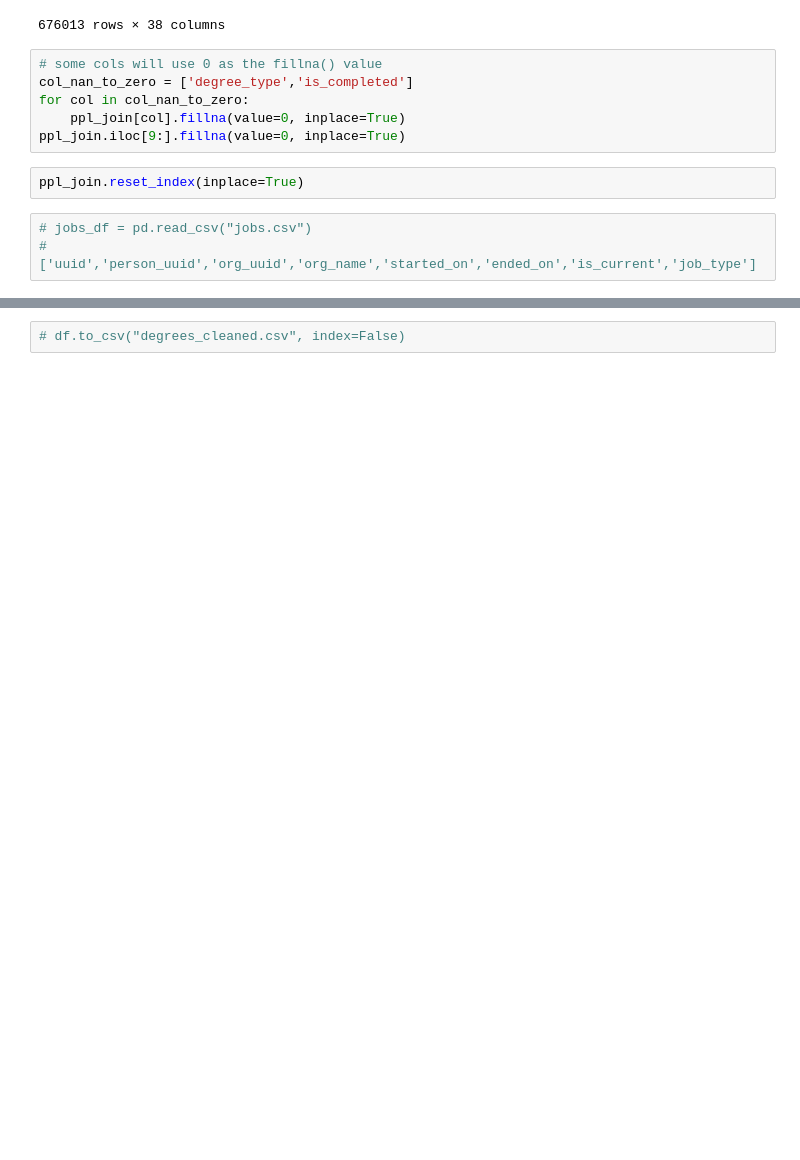
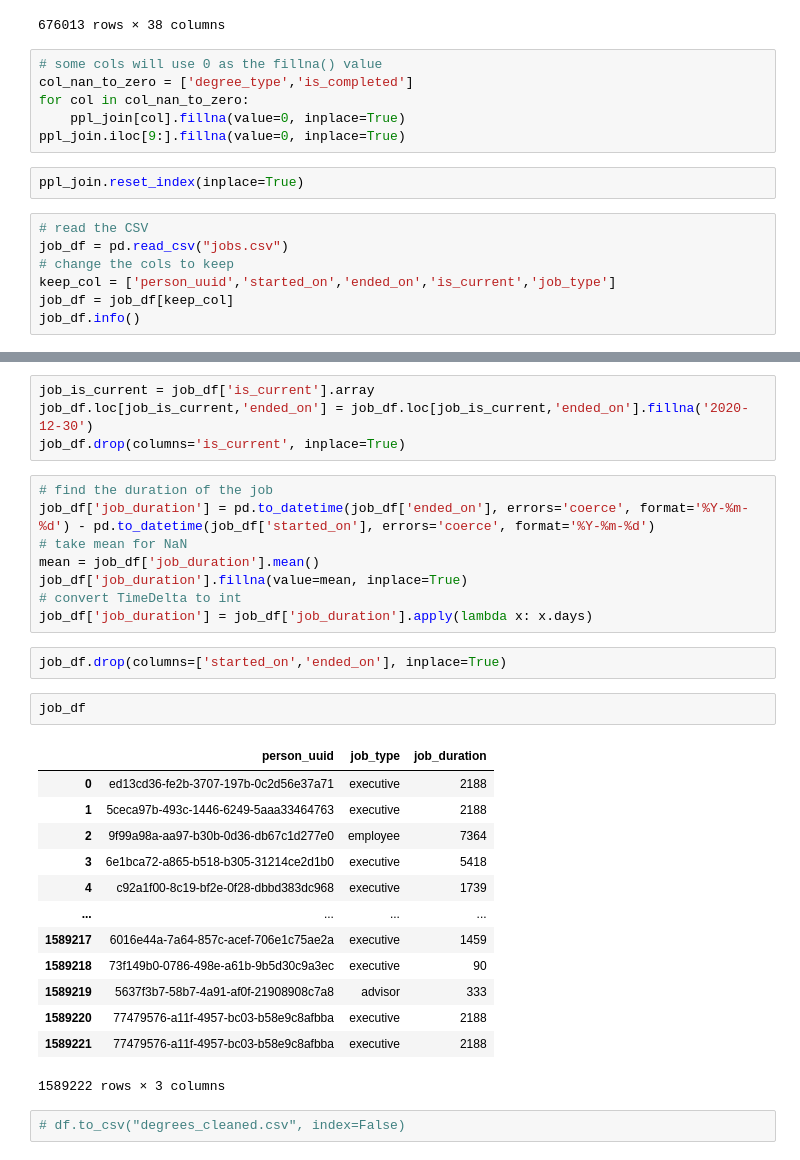
Before and after one commit to StardustLID/TEMG4952A-TEAM-5, a Jupyter notebook: stardust_sandbox/people_degree_jobs_remake.ipynb, the cells around one changed output, grey strips where cells are left out. Cells and saved outputs as stored; diff of their text form; blank space fills up the shorter version.

Commit message:
job duration, fillna, mean, conversion

```diff
--- a/stardust_sandbox/people_degree_jobs_remake.ipynb
+++ b/stardust_sandbox/people_degree_jobs_remake.ipynb
@@ -195,5 +195,9 @@ ppl_join.iloc[9:].fillna(value=0, inplace=True)
 # %%
 ppl_join.reset_index(inplace=True)
 # %%
-# jobs_df = pd.read_csv("jobs.csv")
-# ['uuid','person_uuid','org_uuid','org_name','started_on','ended_on','is_current','job_type']
+# read the CSV
+job_df = pd.read_csv("jobs.csv")
+# change the cols to keep
+keep_col = ['person_uuid','started_on','ended_on','is_current','job_type']
+job_df = job_df[keep_col]
+job_df.info()
@@ -200,2 +226,32 @@ ppl_join.reset_index(inplace=True)
+# %%
+job_is_current = job_df['is_current'].array
+job_df.loc[job_is_current,'ended_on'] = job_df.loc[job_is_current,'ended_on'].fillna('2020-12-30')
+job_df.drop(columns='is_current', inplace=True)
+# %%
+# find the duration of the job
+job_df['job_duration'] = pd.to_datetime(job_df['ended_on'], errors='coerce', format='%Y-%m-%d') - pd.to_datetime(job_df['started_on'], errors='coerce', format='%Y-%m-%d')
+# take mean for NaN
+mean = job_df['job_duration'].mean()
+job_df['job_duration'].fillna(value=mean, inplace=True)
+# convert TimeDelta to int
+job_df['job_duration'] = job_df['job_duration'].apply(lambda x: x.days)
+# %%
+job_df.drop(columns=['started_on','ended_on'], inplace=True)
+# %%
+job_df
+# %% [output]
+|  | person_uuid | job_type | job_duration |
+| 0 | ed13cd36-fe2b-3707-197b-0c2d56e37a71 | executive | 2188 |
+| 1 | 5ceca97b-493c-1446-6249-5aaa33464763 | executive | 2188 |
+| 2 | 9f99a98a-aa97-b30b-0d36-db67c1d277e0 | employee | 7364 |
+| 3 | 6e1bca72-a865-b518-b305-31214ce2d1b0 | executive | 5418 |
+| 4 | c92a1f00-8c19-bf2e-0f28-dbbd383dc968 | executive | 1739 |
+| ... | ... | ... | ... |
+| 1589217 | 6016e44a-7a64-857c-acef-706e1c75ae2a | executive | 1459 |
+| 1589218 | 73f149b0-0786-498e-a61b-9b5d30c9a3ec | executive | 90 |
+| 1589219 | 5637f3b7-58b7-4a91-af0f-21908908c7a8 | advisor | 333 |
+| 1589220 | 77479576-a11f-4957-bc03-b58e9c8afbba | executive | 2188 |
+| 1589221 | 77479576-a11f-4957-bc03-b58e9c8afbba | executive | 2188 |
+1589222 rows × 3 columns
 # %%
 # df.to_csv("degrees_cleaned.csv", index=False)
```
Also changed, not shown: parts of 2 cells of this notebook.
